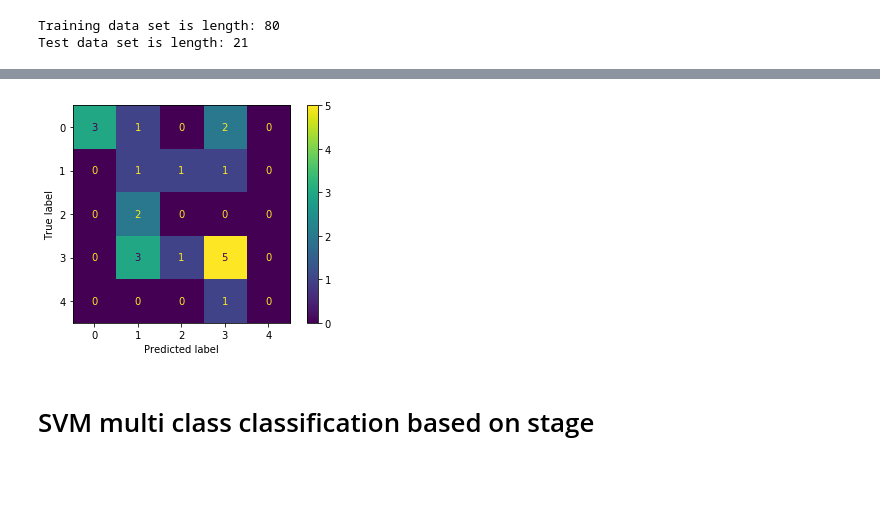
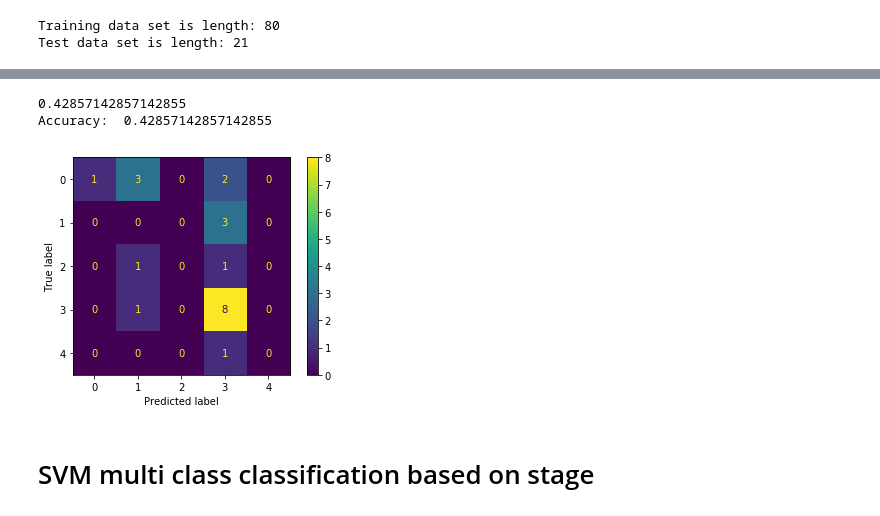
Before and after one commit to W210-SP21-Capstone-Dementia/model, a Jupyter notebook: 2-Speech-to-text.ipynb, the cells around one changed output, grey strips where cells are left out. Saved outputs shown, nothing was run; the diff lists cells and outputs as text; code cells hidden in the pictures; blank space fills up the shorter version.

Commit message:
added neural net and stacked model

```diff
--- a/2-Speech-to-text.ipynb
+++ b/2-Speech-to-text.ipynb
@@ -399,6 +404,6 @@ Test data set is length: 21
 # %%
 # all parameters not specified are set to their defaults
-logisticRegr = LogisticRegression()
+logisticRegr = LogisticRegression(max_iter = 10000)
 logisticRegr.fit(X_train, y_train)
 # %% [output]
 LogisticRegression(C=1.0, class_weight=None, dual=False, fit_intercept=True,
@@ -414,0 +414,16 @@ print(score)
+# %%
+param_values = {
+                'penalty' : ['l1', 'l2'],
+                'C': [0.01, 0.02, 0.05, 0.1, 0.2, 0.5, 1, 2, 5, 10, 20, 50, 100, 200, 500, 1000]
+           }
+
+# Try out the different n_estimators parameters
+grid_search_cv = GridSearchCV(estimator = logisticRegr, param_grid = param_values, cv = None, scoring = 'accuracy')
+# A value of 'None' for cv causes this method to evaluate performance by 5-fold cross-validation
+# %%
+grid_search_cv.fit(X_train, y_train)
+
+best_C_value = grid_search_cv.best_params_['C']
+best_penalty_value = grid_search_cv.best_params_['penalty']
+
+print("Best C: " + str(best_C_value) + ", best penalty: " + str(best_penalty_value))
@@ -414,0 +449,7 @@ print(score)
+# %%
+# Create a model with the best n_estimators value
+lr_model = LogisticRegression(max_iter = 10000, penalty=best_penalty_value,C=best_C_value)
+lr_model.fit(X_train, y_train)
+lr_pred = lr_model.predict(X_test)
+
+print(classification_report(lr_pred, y_test))
@@ -415,9 +468,14 @@ print(score)
+# %%
+print("Accuracy: ", accuracy_score(y_test, lr_pred))
+# %% [output]
+0.42857142857142855
+Accuracy:  0.42857142857142855
 # %%
 # Create and show confusion matrix
-plot_confusion_matrix(logisticRegr, X_test, y_test)
+plot_confusion_matrix(lr_model, X_test, y_test)
 plt.show()
 # %% [output]
-[figure, old version]
+[figure, new version]
 # %% [markdown]
 # SVM multi class classification based on stage
 # %%
```
Also changed, not shown: parts of 29 cells of this notebook.
